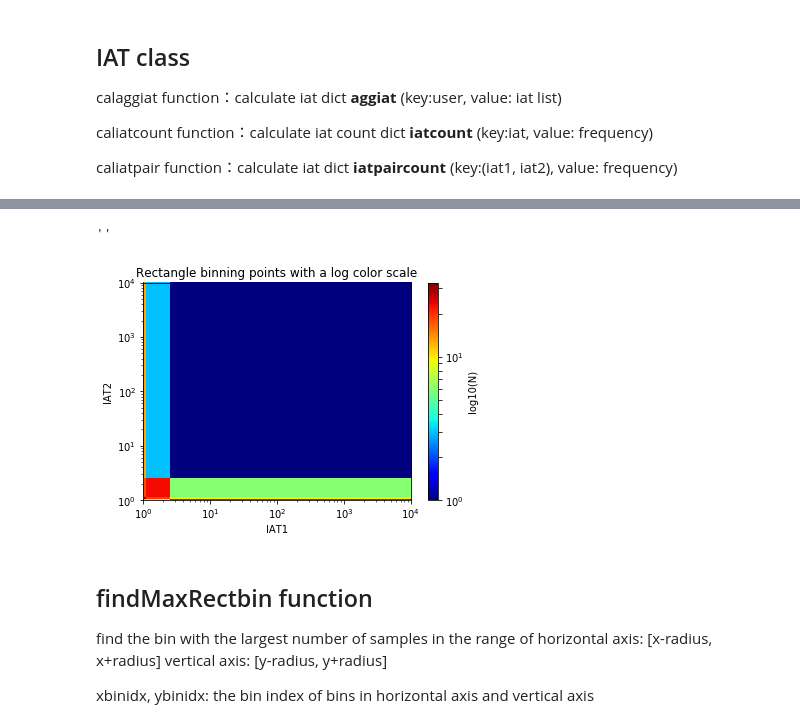
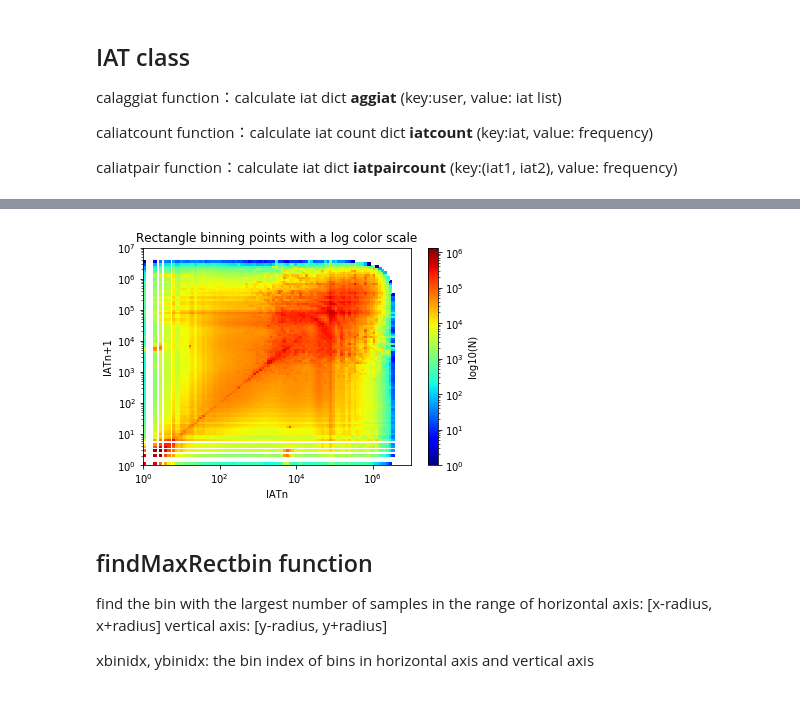
Before and after one commit to sunxiaobing1999/spartan2, a Jupyter notebook: live-tutorials/iat_realrun.ipynb, the cells around one changed output, grey strips where cells are left out. Drawn from its saved outputs; the diff is of its cells as text; code cells hidden in the pictures.

```diff
--- a/live-tutorials/iat_realrun.ipynb
+++ b/live-tutorials/iat_realrun.ipynb
@@ -61,2 +36,4 @@ NameError: name 'aggiat' is not defined
+# %%
+instance.load_aggiat('../output/aggiat.dictlist.gz')
 # %%
 xs, ys = instance.getiatpairs()
@@ -69,8 +57,7 @@ len(xs), len(ys)
 # %%
-drawutil.drawRectbin(xs, ys, outfig='../output/iat0224.png', gridsize=60, xlabel='IATn', ylabel='IATn+1')
+fig, hist = drawutil.drawRectbin(xs, ys, outfig='../output/iatall.png', gridsize=100, xlabel='IATn', ylabel='IATn+1')
 # %% [output]
-''
-[figure, old version]
+[figure, new version]
 # %% [markdown]
  ## findMaxRectbin function
 
```
Also changed, not shown: parts of 9 cells of this notebook, 4 other files.
